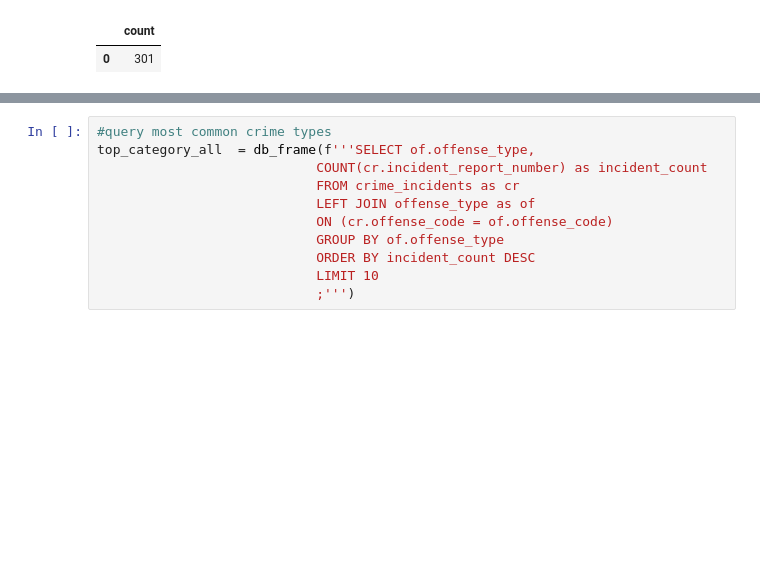
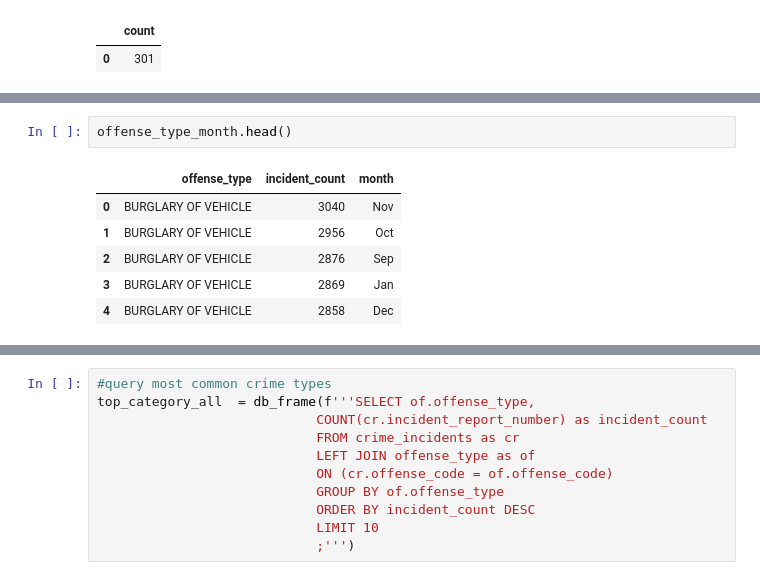
Before and after one commit to DonnieData/austin_crime_EDA, a Jupyter notebook: crime_data_EDA.ipynb, the cells around one changed output, grey strips where cells are left out. Drawn from its saved outputs; the diff is of its cells as text; blank space fills up the shorter version.

```diff
--- a/crime_data_EDA.ipynb
+++ b/crime_data_EDA.ipynb
@@ -70,0 +83,9 @@ count_offense_type.rename({'count':'Number of Offense Types'}, inplace=True)
+# %%
+offense_type_month.head()
+# %% [output]
+|  | offense_type | incident_count | month |
+| 0 | BURGLARY OF VEHICLE | 3040 | Nov |
+| 1 | BURGLARY OF VEHICLE | 2956 | Oct |
+| 2 | BURGLARY OF VEHICLE | 2876 | Sep |
+| 3 | BURGLARY OF VEHICLE | 2869 | Jan |
+| 4 | BURGLARY OF VEHICLE | 2858 | Dec |
```
Also changed, not shown: parts of 5 cells of this notebook, 7 other files.
